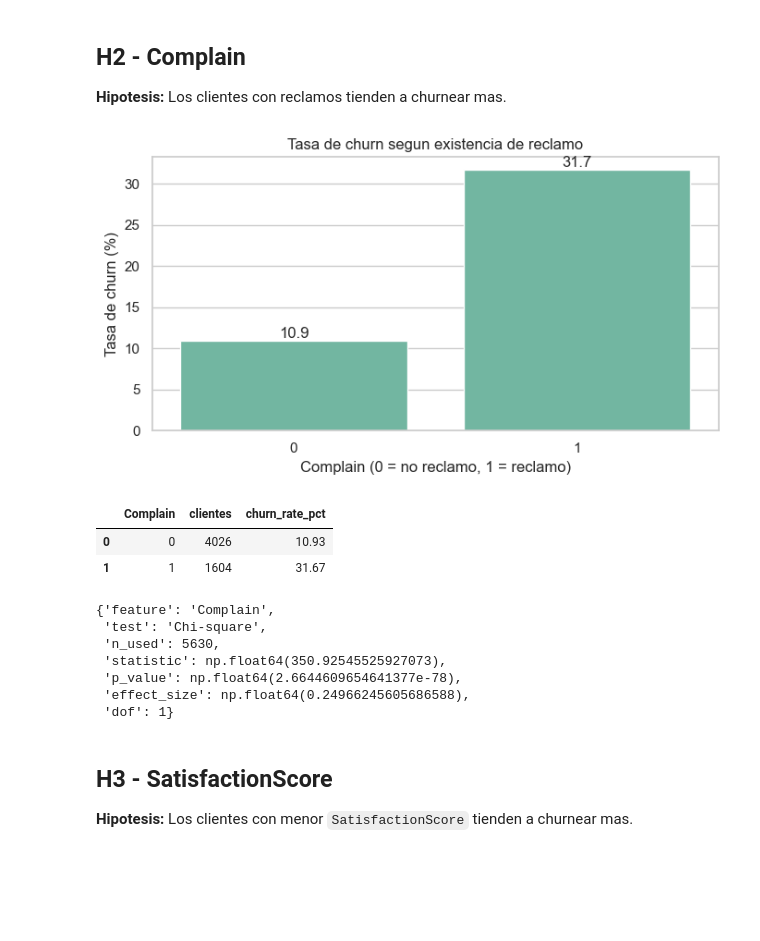
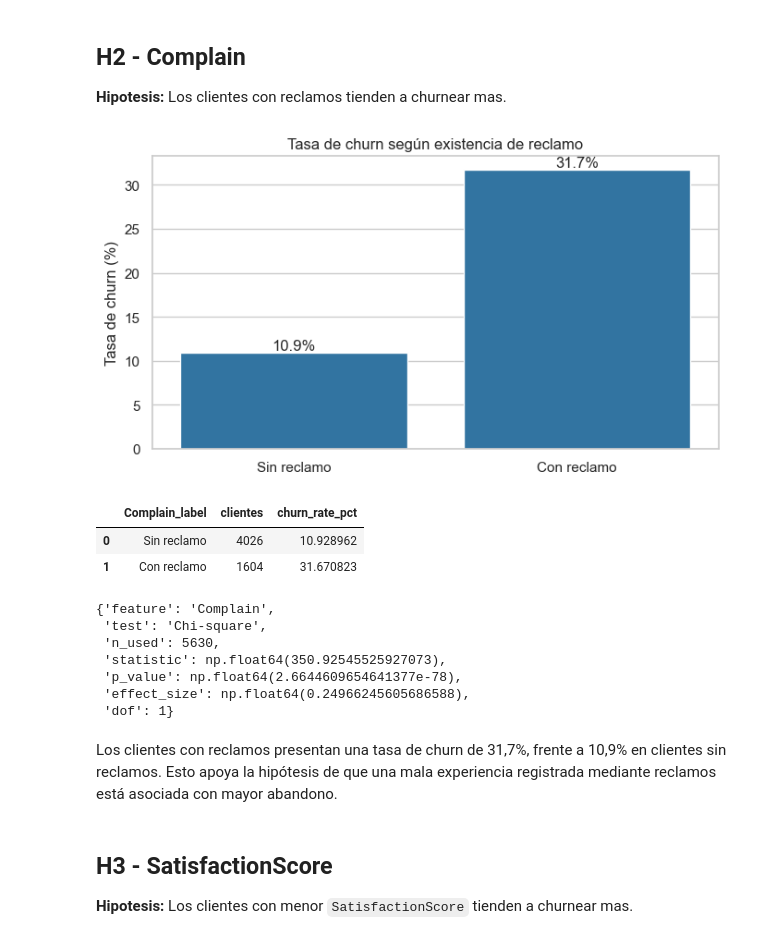
Before and after one commit to LBinello2004/TP3_Prediccion_Churn_IAAN_Grupo_04, a Jupyter notebook: notebooks/2. EDA guiado por hipotesis.ipynb, the cells around one changed output. Saved outputs shown, nothing was run; the diff lists cells and outputs as text; code cells hidden in the pictures; blank space fills up the shorter version.

```diff
--- a/notebooks/2. EDA guiado por hipotesis.ipynb
+++ b/notebooks/2. EDA guiado por hipotesis.ipynb
@@ -189,22 +204,50 @@ h1_result
 ## H2 - Complain
 
 **Hipotesis:** Los clientes con reclamos tienden a churnear mas.
+# %%
+complain_churn = (
+    df.groupby("Complain")["Churn"]
+    .agg(clientes="size", churn_rate="mean")
+    .reset_index()
+)
+
+complain_churn["churn_rate_pct"] = complain_churn["churn_rate"] * 100
+complain_churn["Complain_label"] = complain_churn["Complain"].map({
+    0: "Sin reclamo",
+    1: "Con reclamo"
+})
+
+fig, ax = plt.subplots(figsize=(7, 4))
+
+sns.barplot(
+    data=complain_churn,
+    x="Complain_label",
+    y="churn_rate_pct",
+    color="#1f77b4",
+    ax=ax
+)
+
+ax.set_title("Tasa de churn según existencia de reclamo")
+ax.set_xlabel("")
+ax.set_ylabel("Tasa de churn (%)")
+
+for container in ax.containers:
+    ax.bar_label(container, fmt="%.1f%%")
+
+fig.tight_layout()
+fig.savefig(OUTPUT_DIR / "H2_complain_churn_rate.png", dpi=150, bbox_inches="tight")
+plt.show()
+
+complain_churn[["Complain_label", "clientes", "churn_rate_pct"]]
+# %% [output]
+[figure, added]
+|  | Complain_label | clientes | churn_rate_pct |
+| 0 | Sin reclamo | 4026 | 10.928962 |
+| 1 | Con reclamo | 1604 | 31.670823 |
 # %%
 h2_result = chi_square_test(df, "Complain")
-h2_rates = plot_rate_by_category(
-    df,
-    "Complain",
-    "Tasa de churn segun existencia de reclamo",
-    "Complain (0 = no reclamo, 1 = reclamo)",
-    "h2_complain_churn_rate.png",
-)
-display(h2_rates)
 h2_result
 # %% [output]
-[figure, removed]
-|  | Complain | clientes | churn_rate_pct |
-| 0 | 0 | 4026 | 10.93 |
-| 1 | 1 | 1604 | 31.67 |
 {'feature': 'Complain',
  'test': 'Chi-square',
  'n_used': 5630,
@@ -212,6 +255,8 @@ h2_result
  'p_value': np.float64(2.6644609654641377e-78),
  'effect_size': np.float64(0.24966245605686588),
  'dof': 1}
+# %% [markdown]
+Los clientes con reclamos presentan una tasa de churn de 31,7%, frente a 10,9% en clientes sin reclamos. Esto apoya la hipótesis de que una mala experiencia registrada mediante reclamos está asociada con mayor abandono.
 # %% [markdown]
 ## H3 - SatisfactionScore
 
```
Also changed, not shown: parts of 27 cells of this notebook, 15 other files.
